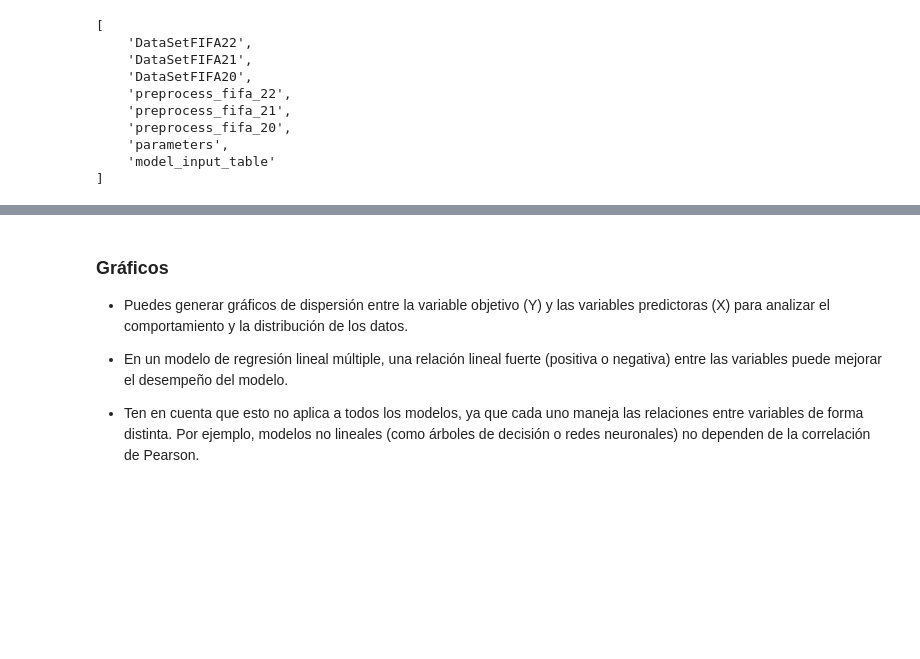
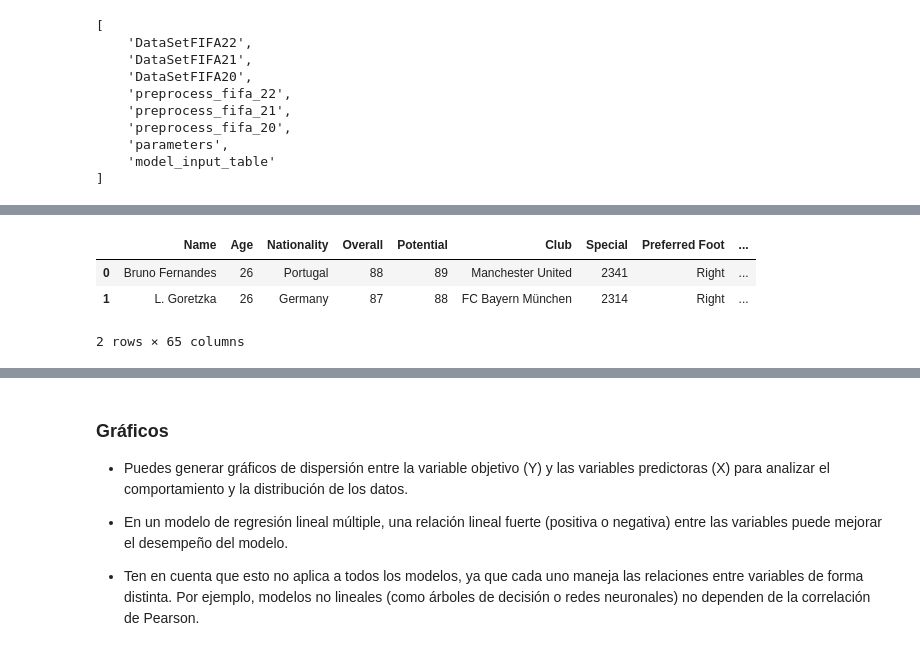
Before and after one commit to BrandonLCC/FIFA_ML_Kedro, a Jupyter notebook: machine-learning-project/notebooks/Modelos de regresión/2. Multiple_Linear_Regression.ipynb, the cells around one changed output, grey strips where cells are left out. Saved outputs shown, nothing was run; the diff lists cells and outputs as text; code cells hidden in the pictures; blank space fills up the shorter version.

```diff
--- a/machine-learning-project/notebooks/Modelos de regresión/2. Modelo_Regresión_Lineal_Múltiple.ipynb
+++ b/machine-learning-project/notebooks/Modelos de regresión/2. Multiple_Linear_Regression.ipynb
@@ -41,0 +38,3 @@ df_FIFA = catalog.load("model_input_table")
+# %%
+df_FIFA.head(2)
+# %% [output]
@@ -41,0 +42,4 @@ df_FIFA = catalog.load("model_input_table")
+|  | Name | Age | Nationality | Overall | Potential | Club | Special | Preferred Foot | ... |
+| 0 | Bruno Fernandes | 26 | Portugal | 88 | 89 | Manchester United | 2341 | Right | ... |
+| 1 | L. Goretzka | 26 | Germany | 87 | 88 | FC Bayern München | 2314 | Right | ... |
+2 rows × 65 columns
```
Also changed, not shown: parts of 28 cells of this notebook, 5 other files.
